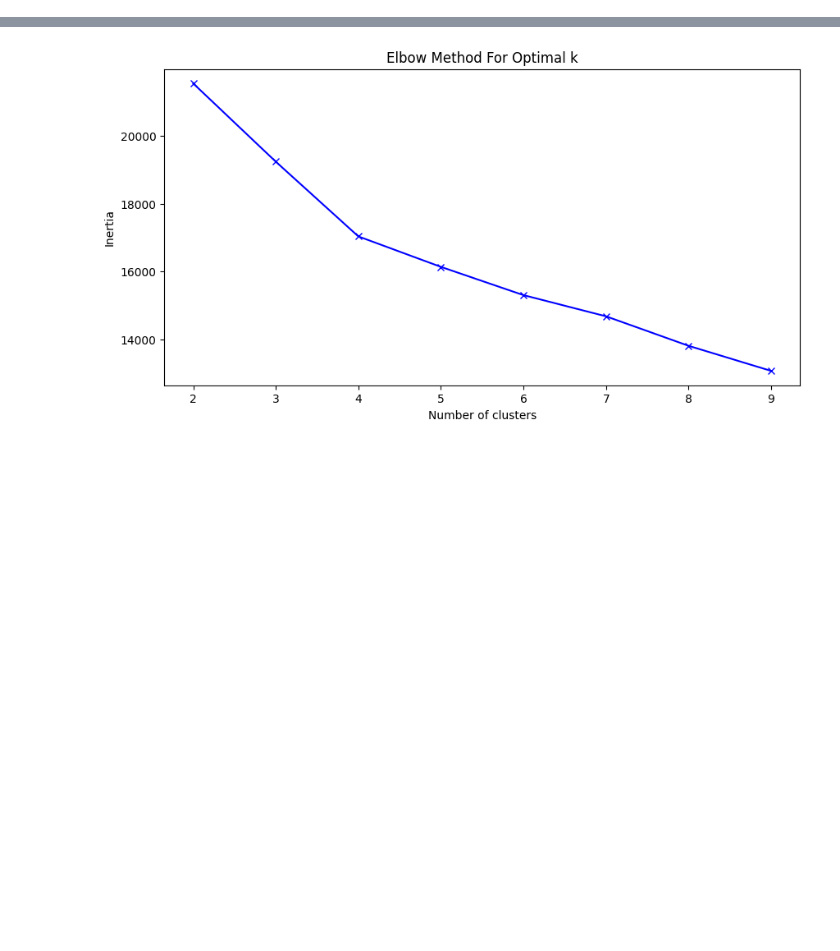
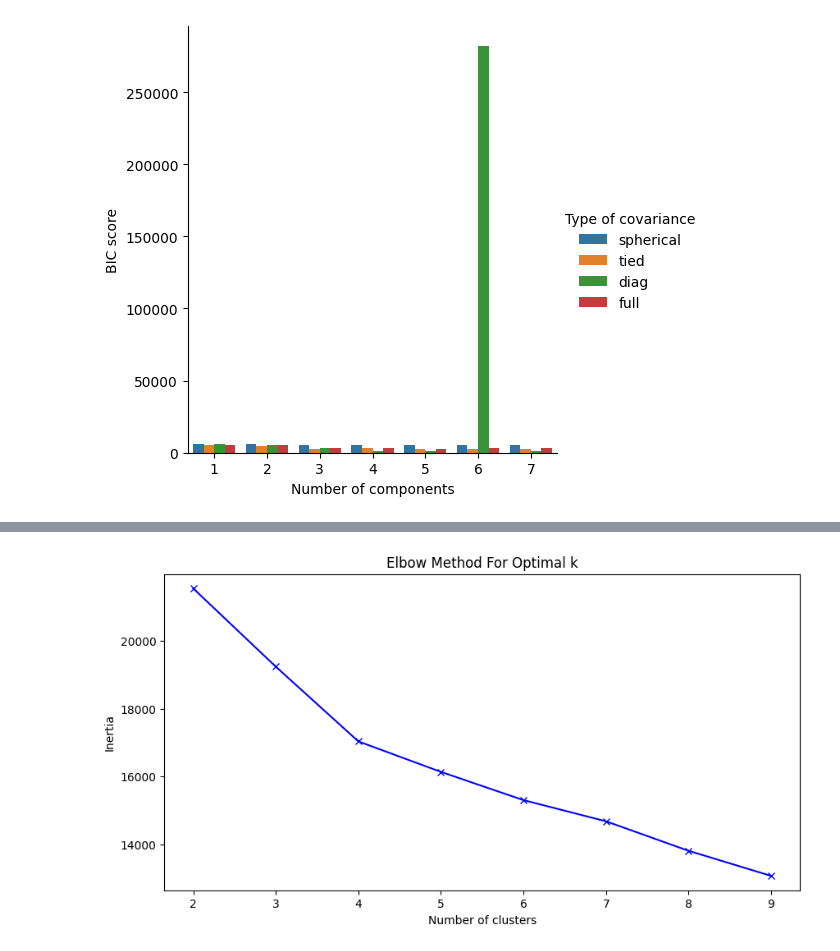
Before and after one commit to carlosvneves/fiap_datathonapp, a Jupyter notebook: notebooks/Clustering-Ranking.ipynb, the cells around one changed output, grey strips where cells are left out. Cells and saved outputs as stored; diff of their text form; code cells hidden in the pictures; blank space fills up the shorter version.

```diff
--- a/notebooks/Clustering-Ranking.ipynb
+++ b/notebooks/Clustering-Ranking.ipynb
@@ -18,0 +83,4 @@ df["ano"] = df["ano"].astype(int)
+# %%
+df = data.copy()
+df = df.dropna(subset=["cg"])
+df.head()
@@ -38,0 +265,6 @@ memory usage: 334.5+ KB
+# %%
+df = data.reset_index().copy()
+df = df[df["ano"] == 2022]
+df = df.drop(columns=["ano"], axis=1)
+df.set_index("nome", inplace=True)
+df.head()
@@ -38,0 +364,13 @@ memory usage: 334.5+ KB
+# %%
+df_res = pd.DataFrame(grid_search.cv_results_)[
+    ["param_n_components", "param_covariance_type", "mean_test_score"]
+]
+df_res["mean_test_score"] = -df_res["mean_test_score"]
+df_res = df_res.rename(
+    columns={
+        "param_n_components": "Number of components",
+        "param_covariance_type": "Type of covariance",
+        "mean_test_score": "BIC score",
+    }
+)
+df_res.sort_values(by="BIC score").head()
@@ -38,0 +384,13 @@ memory usage: 334.5+ KB
+# %%
+import seaborn as sns
+
+sns.catplot(
+    data=df_res,
+    kind="bar",
+    x="Number of components",
+    y="BIC score",
+    hue="Type of covariance",
+)
+plt.show()
+# %% [output]
+[figure, added]
```
Also changed, not shown: parts of 43 cells of this notebook, 1 other file.
